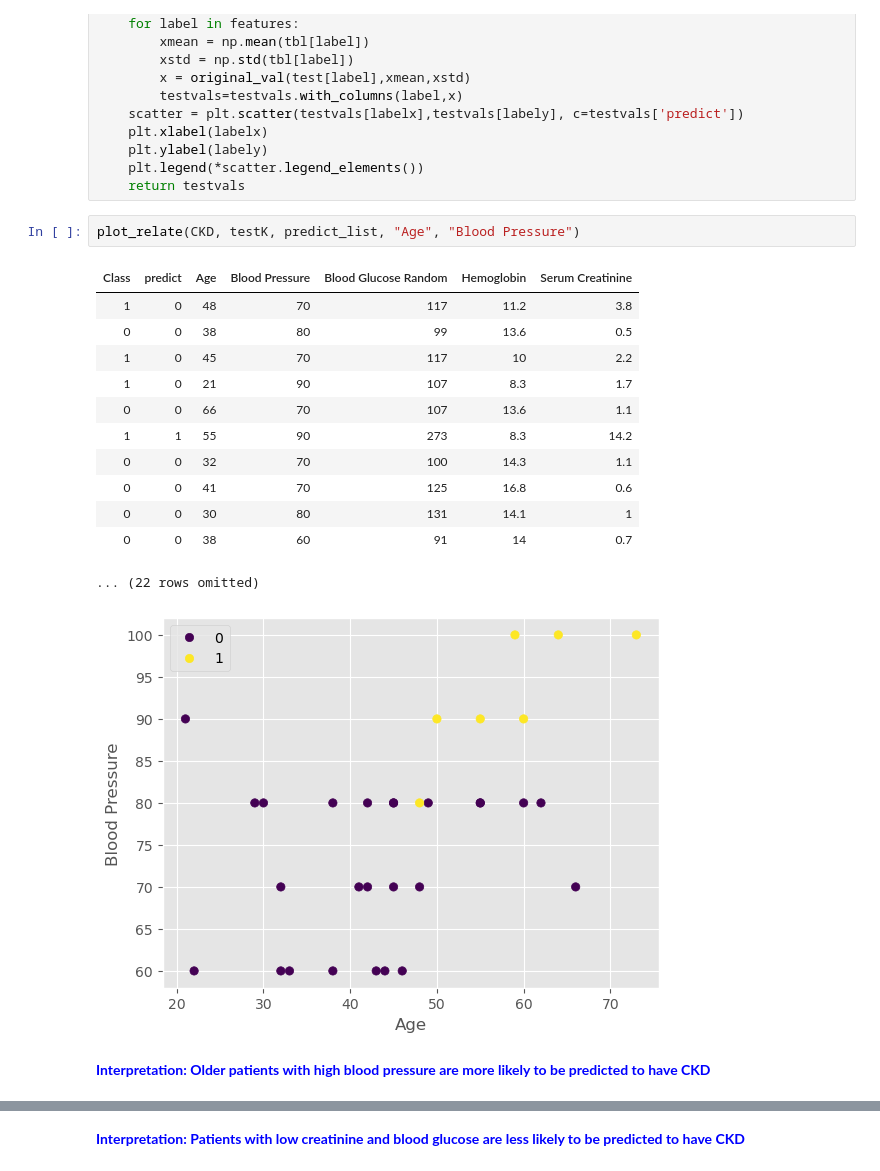
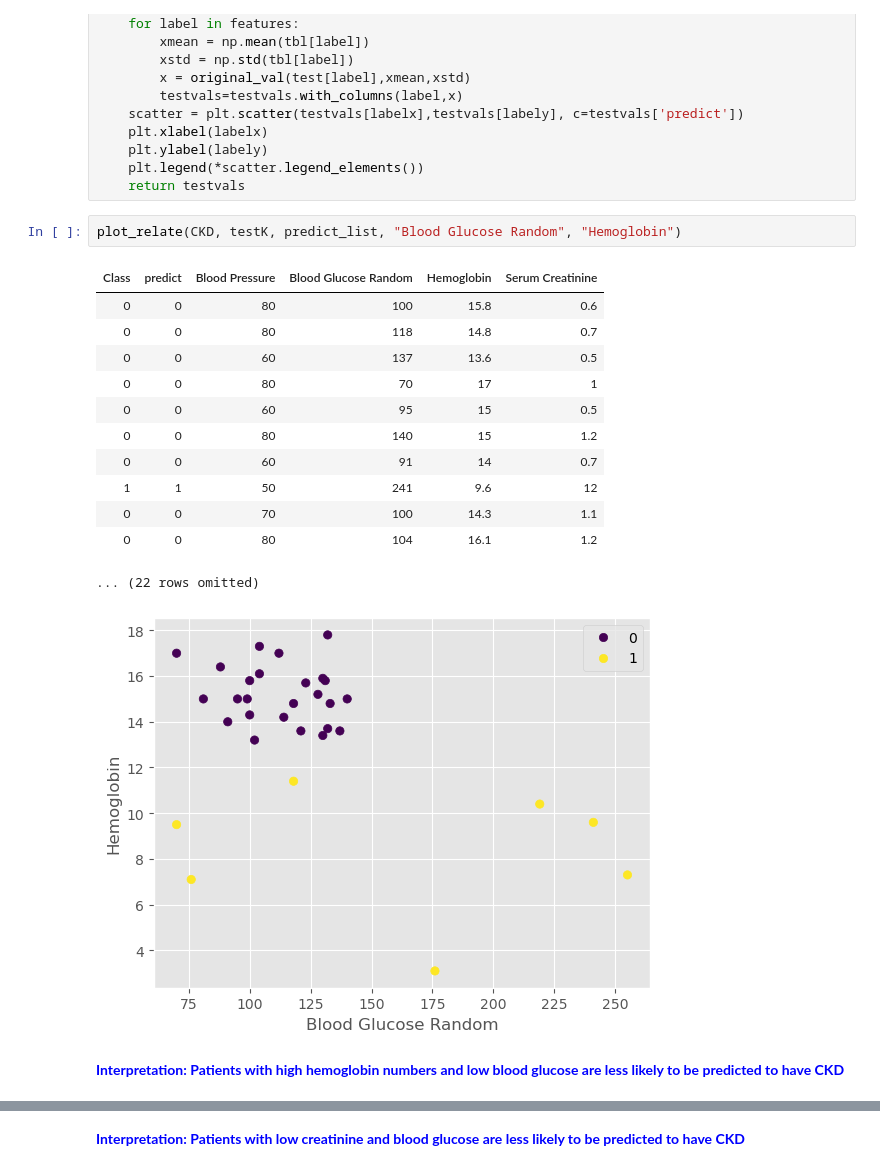
Before and after one commit to laserchemist/dprimer, a Jupyter notebook: k-Nearest_Neighbors_classification.ipynb, the cells around one changed output, grey strips where cells are left out. Drawn from its saved outputs; the diff is of its cells as text.

```diff
--- a/k-Nearest_Neighbors_classification.ipynb
+++ b/k-Nearest_Neighbors_classification.ipynb
@@ -209,23 +208,23 @@ def plot_relate(tbl, test, predict_list, labelx, labely):
     plt.legend(*scatter.legend_elements())
     return testvals
 # %%
-plot_relate(CKD, testK, predict_list, "Age", "Blood Pressure")
+plot_relate(CKD, testK, predict_list, "Blood Glucose Random", "Hemoglobin")
 # %% [output]
-| Class | predict | Age | Blood Pressure | Blood Glucose Random | Hemoglobin | Serum Creatinine |
-| 1 | 0 | 48 | 70 | 117 | 11.2 | 3.8 |
-| 0 | 0 | 38 | 80 | 99 | 13.6 | 0.5 |
-| 1 | 0 | 45 | 70 | 117 | 10 | 2.2 |
-| 1 | 0 | 21 | 90 | 107 | 8.3 | 1.7 |
-| 0 | 0 | 66 | 70 | 107 | 13.6 | 1.1 |
-| 1 | 1 | 55 | 90 | 273 | 8.3 | 14.2 |
-| 0 | 0 | 32 | 70 | 100 | 14.3 | 1.1 |
-| 0 | 0 | 41 | 70 | 125 | 16.8 | 0.6 |
-| 0 | 0 | 30 | 80 | 131 | 14.1 | 1 |
-| 0 | 0 | 38 | 60 | 91 | 14 | 0.7 |
+| Class | predict | Blood Pressure | Blood Glucose Random | Hemoglobin | Serum Creatinine |
+| 0 | 0 | 80 | 100 | 15.8 | 0.6 |
+| 0 | 0 | 80 | 118 | 14.8 | 0.7 |
+| 0 | 0 | 60 | 137 | 13.6 | 0.5 |
+| 0 | 0 | 80 | 70 | 17 | 1 |
+| 0 | 0 | 60 | 95 | 15 | 0.5 |
+| 0 | 0 | 80 | 140 | 15 | 1.2 |
+| 0 | 0 | 60 | 91 | 14 | 0.7 |
+| 1 | 1 | 50 | 241 | 9.6 | 12 |
+| 0 | 0 | 70 | 100 | 14.3 | 1.1 |
+| 0 | 0 | 80 | 104 | 16.1 | 1.2 |
 ... (22 rows omitted)
-[figure, old version]
+[figure, new version]
 # %% [markdown]
-**<font color=blue>Interpretation: Older patients with high blood pressure are more likely to be predicted to have CKD**
+**<font color=blue>Interpretation: Patients with high hemoglobin numbers and low blood glucose are less likely to be predicted to have CKD**
 # %%
 plot_relate(CKD, testK, predict_list, "Blood Glucose Random", "Serum Creatinine")
 # %% [output]
```
Also changed, not shown: parts of 9 cells of this notebook.
